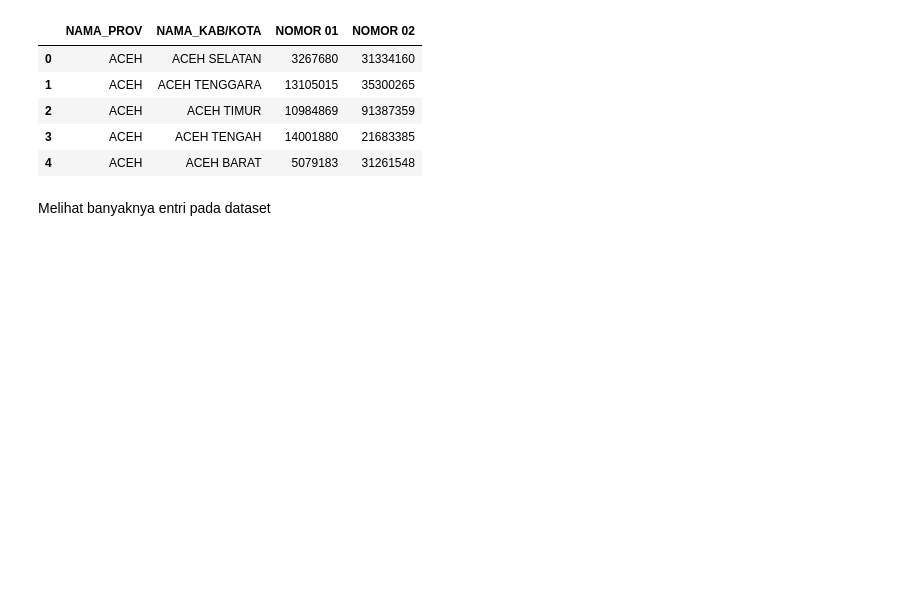
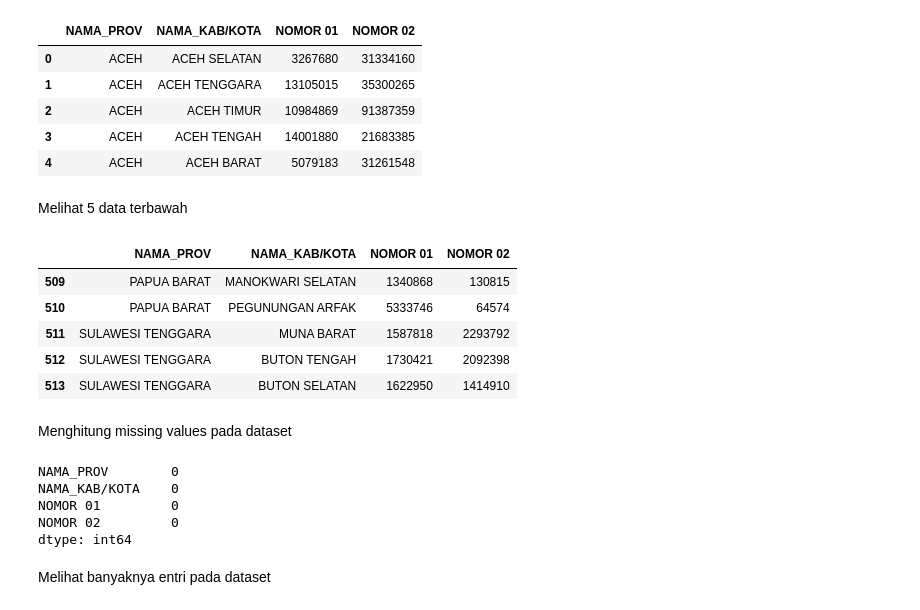
Before and after one commit to daffa1134/Praktikum-VisDat, a Jupyter notebook: 2008107010013_Daffa_Mudhaffar_Tugas_3.ipynb, the cells around one changed output. Saved outputs shown, nothing was run; the diff lists cells and outputs as text; code cells hidden in the pictures; blank space fills up the shorter version.

```diff
--- a/2008107010013_Daffa_Mudhaffar_Tugas_3.ipynb
+++ b/2008107010013_Daffa_Mudhaffar_Tugas_3.ipynb
@@ -21,6 +21,27 @@ df.head()
 | 2 | ACEH | ACEH TIMUR | 10984869 | 91387359 |
 | 3 | ACEH | ACEH TENGAH | 14001880 | 21683385 |
 | 4 | ACEH | ACEH BARAT | 5079183 | 31261548 |
+# %% [markdown]
+Melihat 5 data terbawah
+# %%
+df.tail()
+# %% [output]
+|  | NAMA_PROV | NAMA_KAB/KOTA | NOMOR 01 | NOMOR 02 |
+| 509 | PAPUA BARAT | MANOKWARI SELATAN | 1340868 | 130815 |
+| 510 | PAPUA BARAT | PEGUNUNGAN ARFAK | 5333746 | 64574 |
+| 511 | SULAWESI TENGGARA | MUNA BARAT | 1587818 | 2293792 |
+| 512 | SULAWESI TENGGARA | BUTON TENGAH | 1730421 | 2092398 |
+| 513 | SULAWESI TENGGARA | BUTON SELATAN | 1622950 | 1414910 |
+# %% [markdown]
+Menghitung missing values pada dataset
+# %%
+df.isnull().sum()
+# %% [output]
+NAMA_PROV        0
+NAMA_KAB/KOTA    0
+NOMOR 01         0
+NOMOR 02         0
+dtype: int64
 # %% [markdown]
 Melihat banyaknya entri pada dataset
 # %%
```
Also changed, not shown: parts of 22 cells of this notebook.
